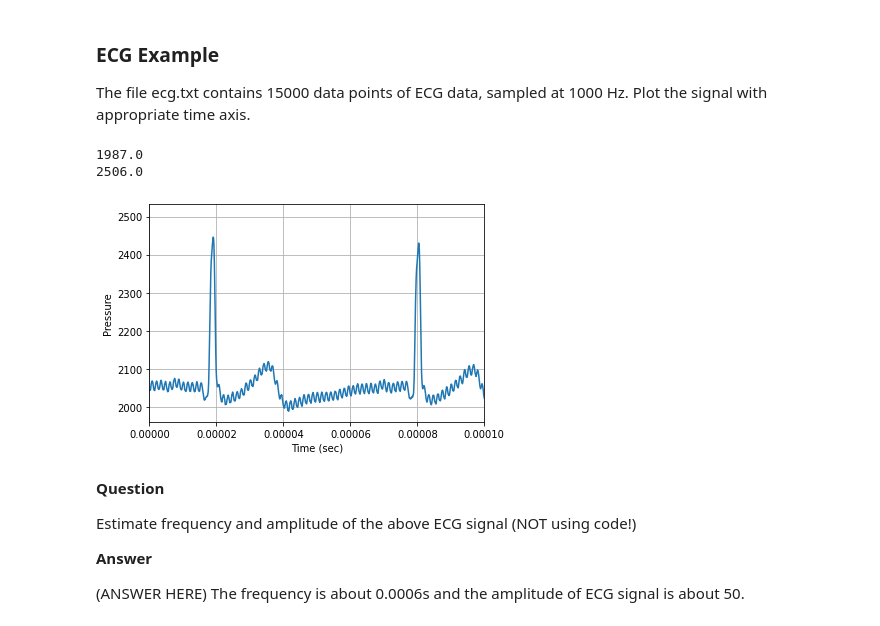
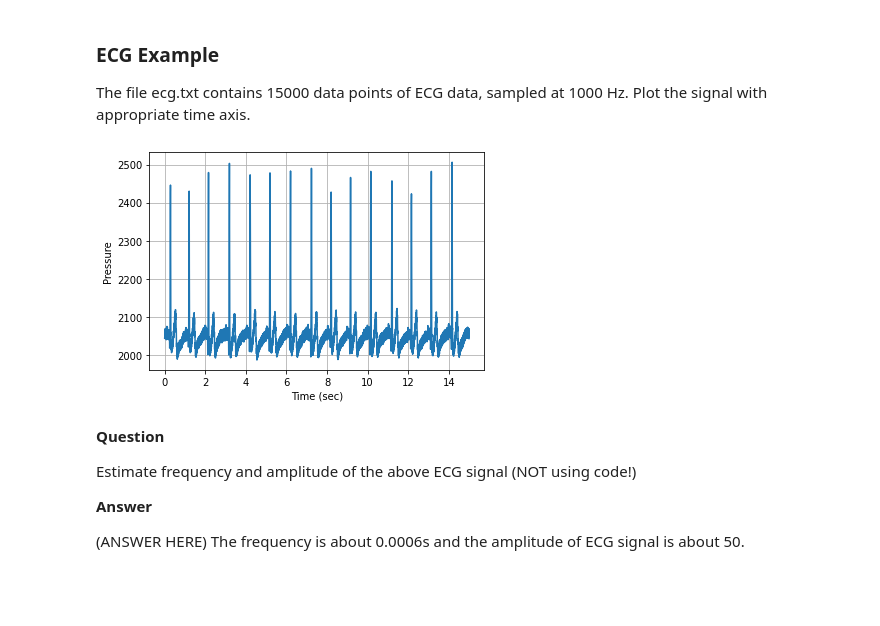
Before and after one commit to anaaparamesh/Week2_Public, a Jupyter notebook: Notebooks/02_SignalsProcessing/SignalsProcessing_Exercises.ipynb, the cells around one changed output. Cells and saved outputs as stored; diff of their text form; code cells hidden in the pictures; blank space fills up the shorter version.

Commit message:
created the same graph with the better code

```diff
--- a/Notebooks/02_SignalsProcessing/SignalsProcessing_Exercises.ipynb
+++ b/Notebooks/02_SignalsProcessing/SignalsProcessing_Exercises.ipynb
@@ -38,21 +38,21 @@ The file ecg.txt contains 15000 data points of ECG data, sampled at 1000 Hz.  Pl
 # %%
 # Load the ECG example data
 ecg_url = 'https://raw.githubusercontent.com/BeaverWorksMedlytics2020/Data_Public/master/NotebookExampleData/Week2/ecg.txt'
 ecg_microvolts = np.loadtxt(ecg_url,skiprows=4)
 
-t = np.linspace(0.0, 0.001, num=15000)
+n_points = len(ecg_microvolts)
+f = 1000    #Frequency
 
+#gets the time 1/f equals time.
+n_sec = n_points / f
+
+t = np.arange(0, n_points) / f
 plt.plot(t, ecg_microvolts)
 plt.xlabel('Time (sec)')
 plt.ylabel('Pressure')
 plt.grid()
-plt.xlim([0,0.0001])
-print(ecg_microvolts.min())
-print(ecg_microvolts.max())
 # %% [output]
-1987.0
-2506.0
-[figure, old version]
+[figure, new version]
 # %% [markdown]
 __Question__
 
```
